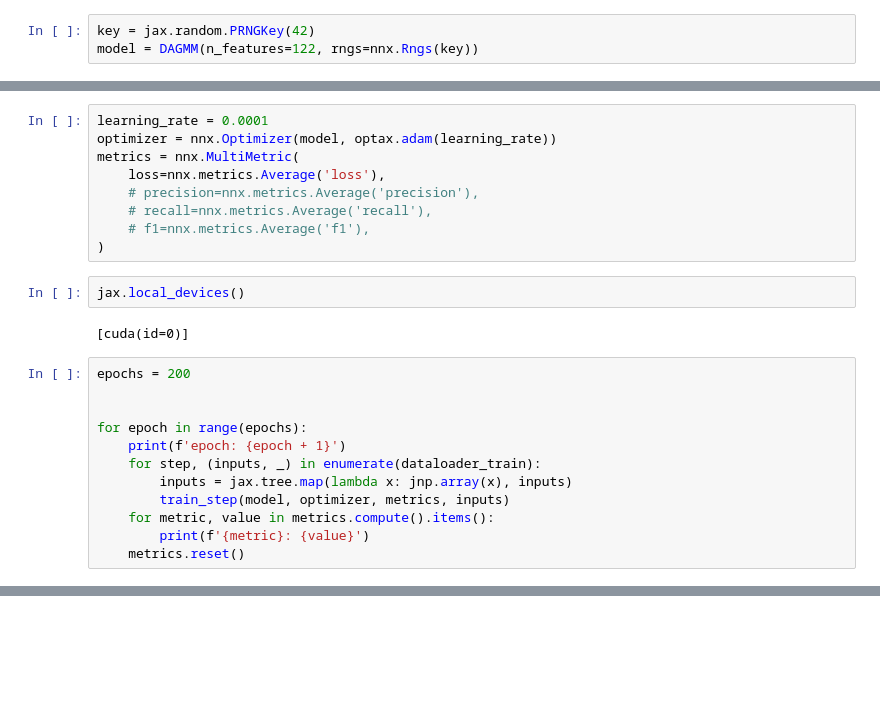
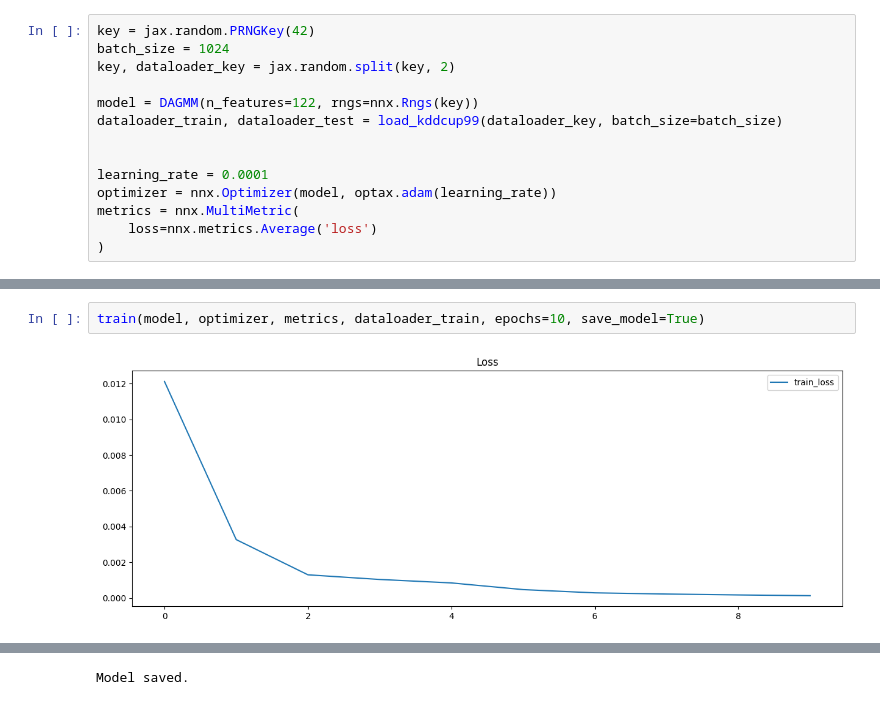
Before and after one commit to whwjiang/jax-DAGMM, a Jupyter notebook: train.ipynb, the cells around one changed output, grey strips where cells are left out. Cells and saved outputs as stored; diff of their text form; blank space fills up the shorter version.

```diff
--- a/train.ipynb
+++ b/train.ipynb
@@ -35,3 +15,14 @@ def train_step(model: DAGMM,
 # %%
 key = jax.random.PRNGKey(42)
+batch_size = 1024
+key, dataloader_key = jax.random.split(key, 2)
+
 model = DAGMM(n_features=122, rngs=nnx.Rngs(key))
+dataloader_train, dataloader_test = load_kddcup99(dataloader_key, batch_size=batch_size)
+
+
+learning_rate = 0.0001
+optimizer = nnx.Optimizer(model, optax.adam(learning_rate))
+metrics = nnx.MultiMetric(
+    loss=nnx.metrics.Average('loss')
+)
@@ -53,26 +29,4 @@ ValueError: RESOURCE_EXHAUSTED: Out of memory while trying to allocate 143257572
-# %%
-learning_rate = 0.0001
-optimizer = nnx.Optimizer(model, optax.adam(learning_rate))
-metrics = nnx.MultiMetric(
-    loss=nnx.metrics.Average('loss'),
-    # precision=nnx.metrics.Average('precision'),
-    # recall=nnx.metrics.Average('recall'),
-    # f1=nnx.metrics.Average('f1'),
-)
-# %%
-jax.local_devices()
-# %% [output]
-[cuda(id=0)]
 # %%
-epochs = 200
-
-
-for epoch in range(epochs):
-    print(f'epoch: {epoch + 1}')
-    for step, (inputs, _) in enumerate(dataloader_train):
-        inputs = jax.tree.map(lambda x: jnp.array(x), inputs)
-        train_step(model, optimizer, metrics, inputs)
-    for metric, value in metrics.compute().items():
-        print(f'{metric}: {value}')
-    metrics.reset()
+train(model, optimizer, metrics, dataloader_train, epochs=10, save_model=True)
 # %% [output]
+[figure, added]
@@ -79,0 +34 @@ ValueError: No active profiler server.
+Model saved.
```
Also changed, not shown: parts of 10 cells of this notebook, 2 other files.
